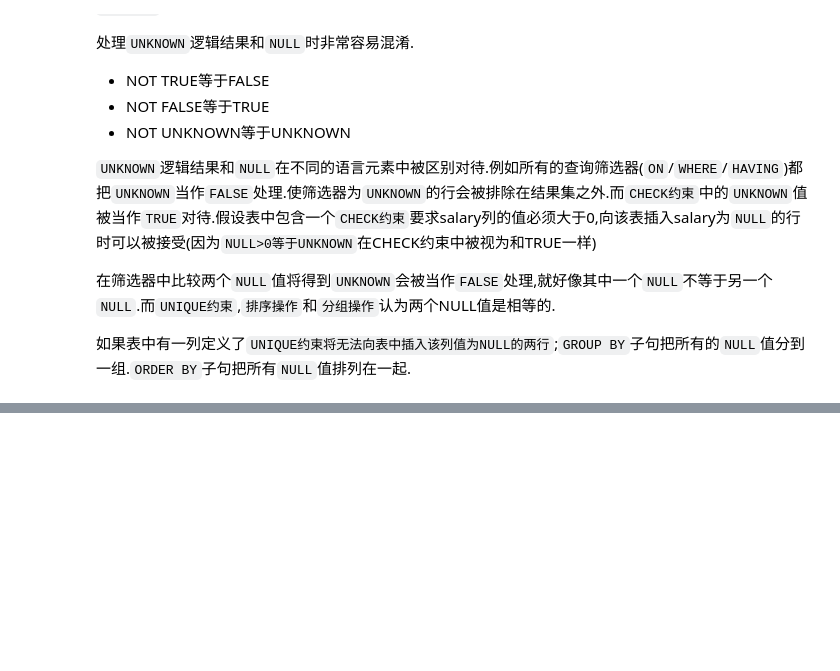
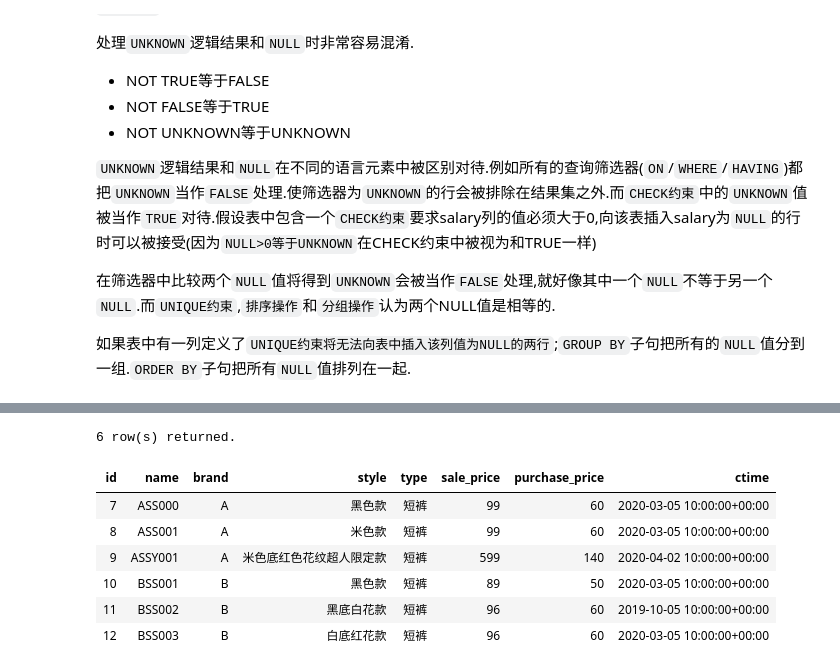
Before and after one commit to hsz1273327/TutorialForDataScience, a Jupyter notebook: src/数据存储篇/工具介绍/SQL/DCL语句/查询语句扩展.ipynb, the cells around one changed output, grey strips where cells are left out. Cells and saved outputs as stored; diff of their text form; code cells hidden in the pictures; blank space fills up the shorter version.

```diff
--- a/src/数据存储篇/工具介绍/SQL/DCL语句/查询语句扩展.ipynb
+++ b/src/数据存储篇/工具介绍/SQL/DCL语句/查询语句扩展.ipynb
@@ -396,0 +692,15 @@ SQL是三值逻辑,布尔值范围为`TRUE/FALSE/UNKNOWN`,这和多数编程语
+# %%
+SELECT *
+FROM (
+    SELECT * FROM Commodity WHERE type='短裤'
+) AS T
+WHERE sale_price >59
+# %% [output]
+6 row(s) returned.
+| id | name | brand | style | type | sale_price | purchase_price | ctime |
+| 7 | ASS000 | A | 黑色款 | 短裤 | 99 | 60 | 2020-03-05 10:00:00+00:00 |
+| 8 | ASS001 | A | 米色款 | 短裤 | 99 | 60 | 2020-03-05 10:00:00+00:00 |
+| 9 | ASSY001 | A | 米色底红色花纹超人限定款 | 短裤 | 599 | 140 | 2020-04-02 10:00:00+00:00 |
+| 10 | BSS001 | B | 黑色款 | 短裤 | 89 | 50 | 2020-03-05 10:00:00+00:00 |
+| 11 | BSS002 | B | 黑底白花款 | 短裤 | 96 | 60 | 2019-10-05 10:00:00+00:00 |
+| 12 | BSS003 | B | 白底红花款 | 短裤 | 96 | 60 | 2020-03-05 10:00:00+00:00 |
```
Also changed, not shown: parts of 44 cells of this notebook, 2 other files.
